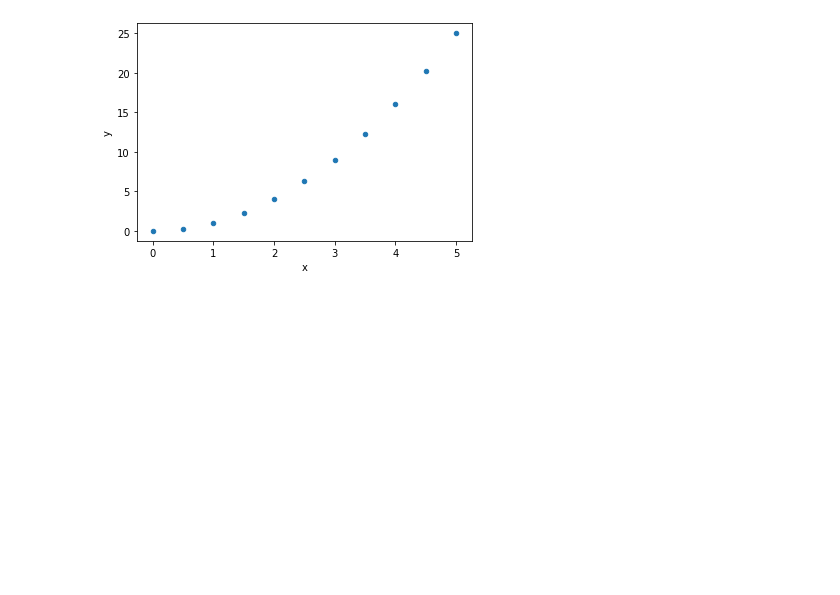
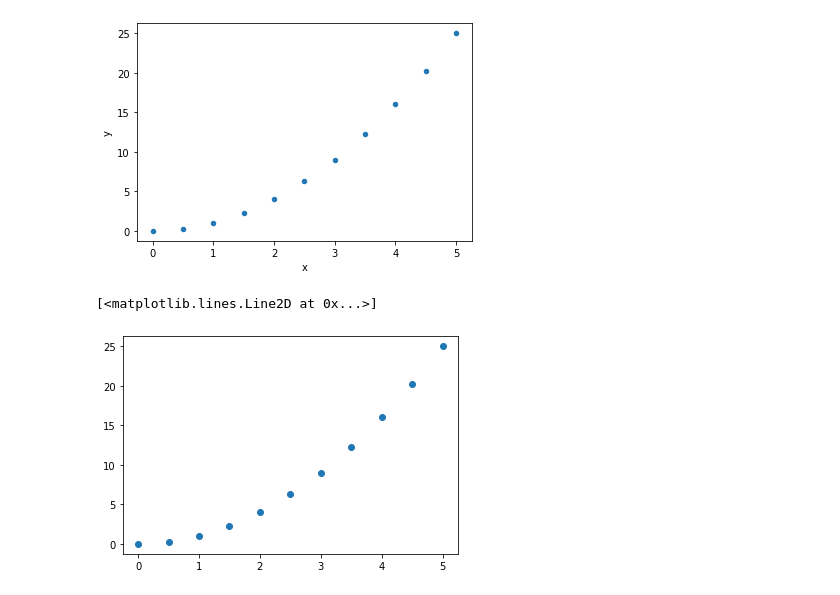
Before and after one commit to EnginKosure/Jupyter_nb, a Jupyter notebook: statistics2.ipynb, the cells around one changed output. Cells and saved outputs as stored; diff of their text form; code cells hidden in the pictures; blank space fills up the shorter version.

```diff
--- a/statistics2.ipynb
+++ b/statistics2.ipynb
@@ -108,3 +108,8 @@ df.plot.scatter('x','y')
 # %% [output]
 <matplotlib.axes._subplots.AxesSubplot at 0x...>
 [figure]
+# %%
+plt.plot(xx,y, marker='o', linestyle=' ')
+# %% [output]
+[<matplotlib.lines.Line2D at 0x...>]
+[figure, added]
```
Also changed, not shown: parts of 5 cells of this notebook, 1 other file.
